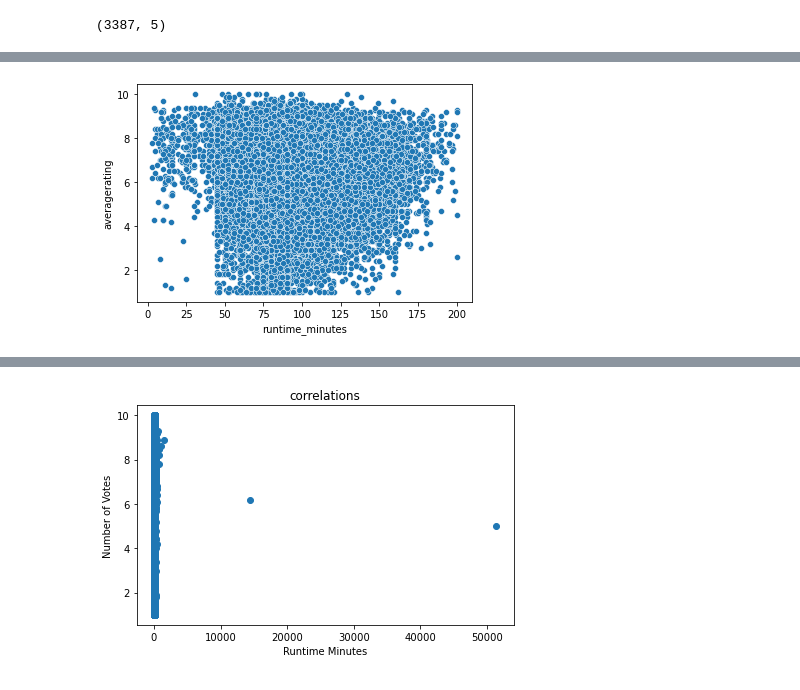
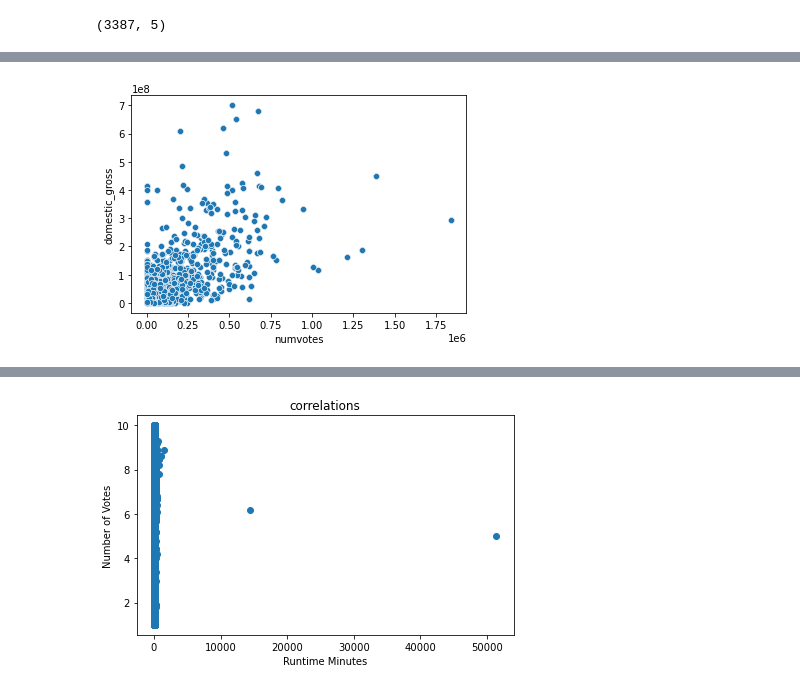
Before and after one commit to hs1692/Microsoft-Movie_Analysis, a Jupyter notebook: dsc-phase1-project-template-Copy1.ipynb, the cells around one changed output, grey strips where cells are left out. Cells and saved outputs as stored; diff of their text form; code cells hidden in the pictures.

```diff
--- a/dsc-phase1-project-template-Copy1.ipynb
+++ b/dsc-phase1-project-template-Copy1.ipynb
@@ -202,0 +221,3 @@ df_another.head(20)
+# %%
+df_another['foreign_gross']=df_another['foreign_gross'].str.replace(',', '')
+df_another['foreign_gross']=pd.to_numeric(df_another['foreign_gross'],downcast='float')
@@ -264,4 +265,3 @@ df_clean['runtime_minutes'].tail()
 Name: runtime_minutes, dtype: float64
 # %%
-low_length=df_combined[df_combined['runtime_minutes']<=200]
-low_length.head(1)
+low_length=df_another[df_another['runtime_minutes']<=200]
@@ -271,6 +282,6 @@ low_length.head(1)
 # %%
 #[ANSWER FROM EXERCISE]
 
-sns.scatterplot(data=low_length, x='runtime_minutes', y='averagerating');
+sns.scatterplot(data=low_length, x='numvotes', y='domestic_gross');
 # %% [output]
-[figure, old version]
+[figure, new version]
```
Also changed, not shown: parts of 35 cells of this notebook.
